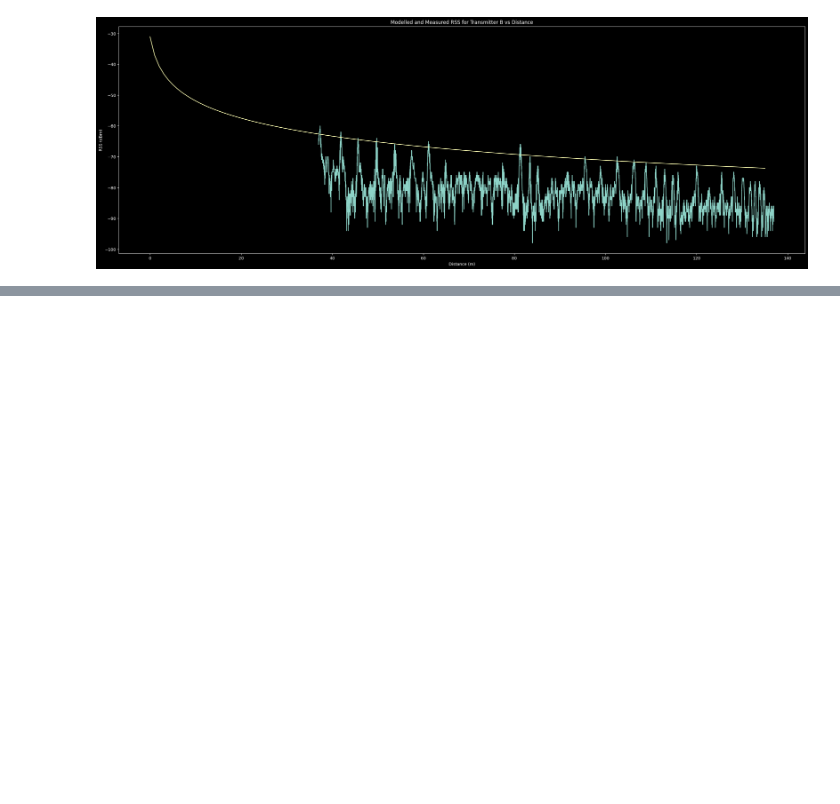
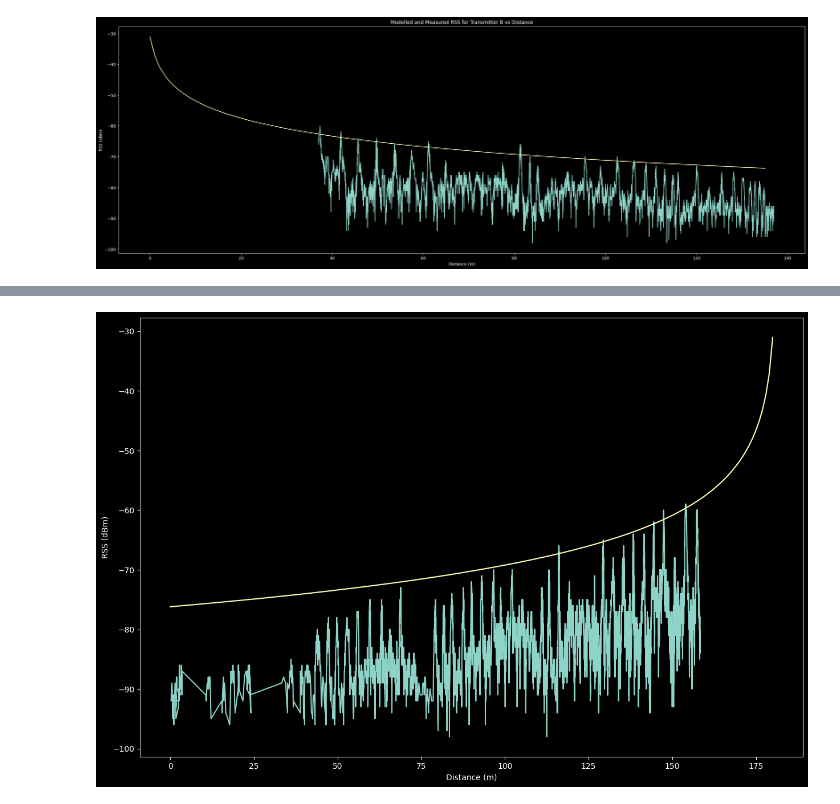
Before and after one commit to SheffieldMLtracking/BLEanalysis, a Jupyter notebook: jupyter/Finley/FSPL.ipynb, the cells around one changed output, grey strips where cells are left out. Cells and saved outputs as stored; diff of their text form; code cells hidden in the pictures; blank space fills up the shorter version.

```diff
--- a/jupyter/Finley/FSPL.ipynb
+++ b/jupyter/Finley/FSPL.ipynb
@@ -150,0 +210,13 @@ Standardising angles and times (shifting by 0.00 degrees)
+# %%
+plt.figure(figsize=(15,10))
+max_x_value = plot_rss_vs_distance(gps_data, log_data_b)
+
+# plot FSPL estimates RSS
+fspl_points = []
+for x in range (int(gps_data[-1].displacement), 0, -1):
+    fspl_points.append(-1 * signal_loss(x) + transmitter_power)
+
+plt.plot(fspl_points)
+plt.show()
+# %% [output]
+[figure, added]
```
Also changed, not shown: parts of 17 cells of this notebook, 1 other file.
